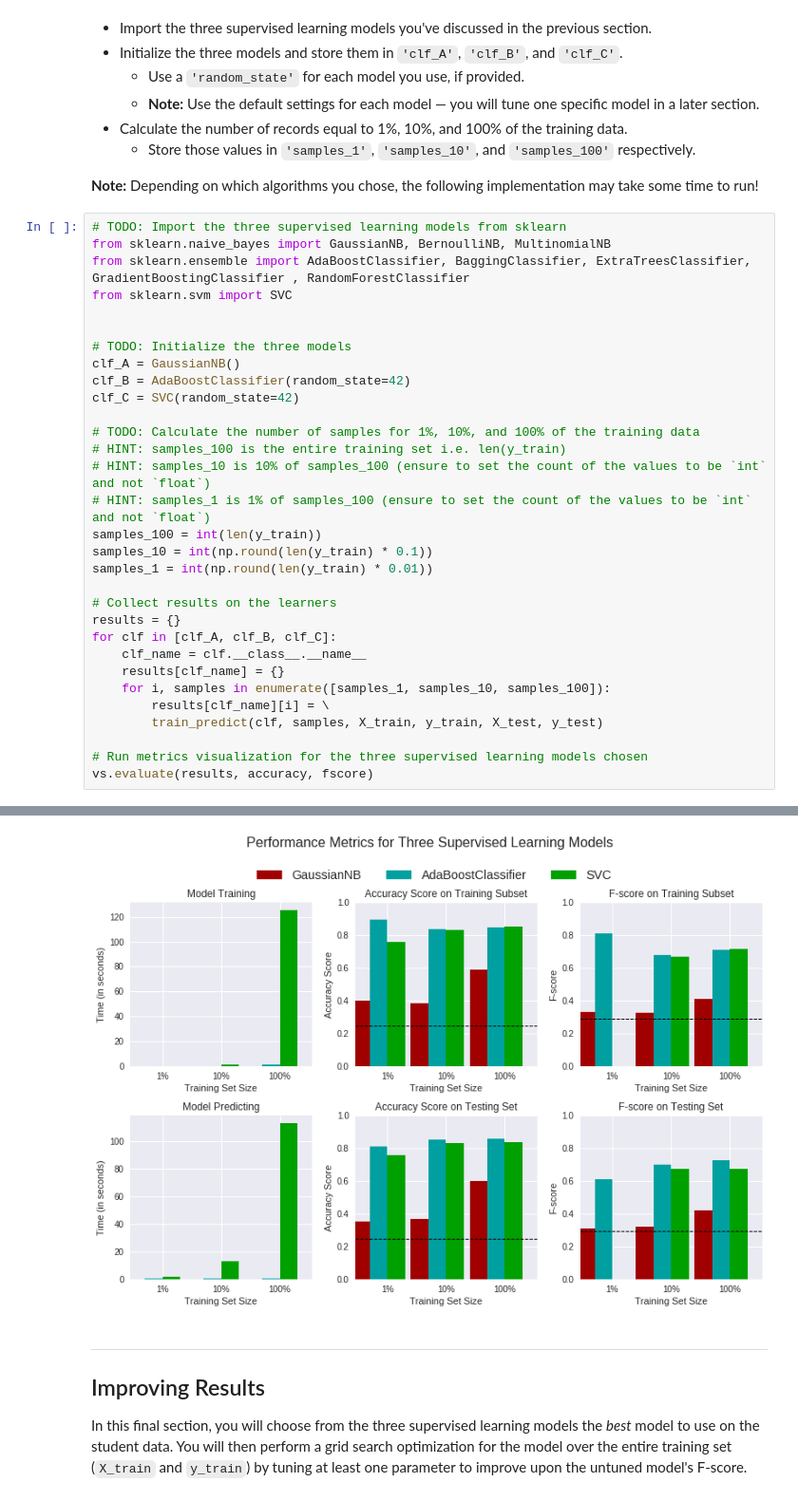
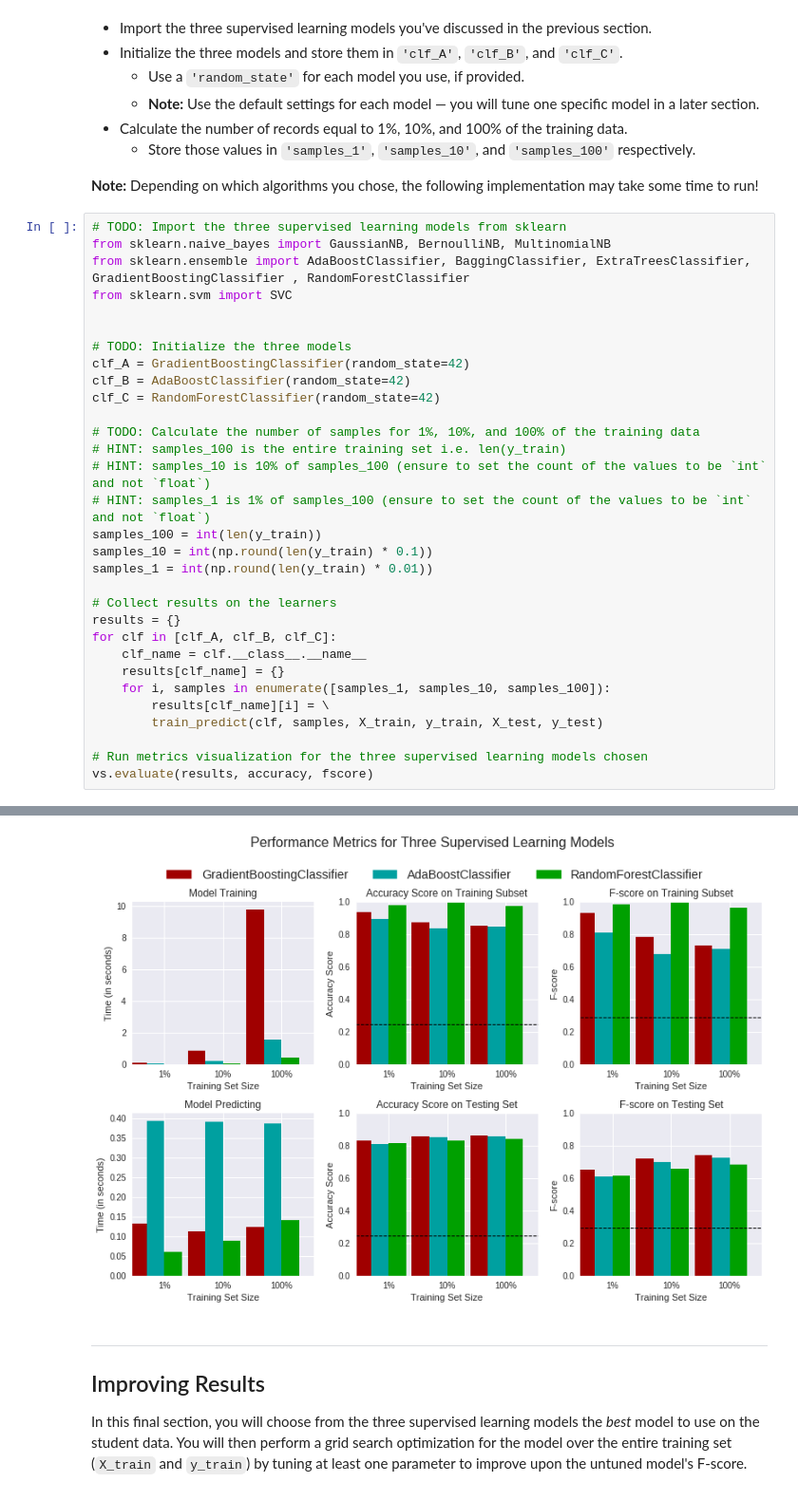
Before and after one commit to gr3ybr0w/finding_donors, a Jupyter notebook: finding_donors.ipynb, the cells around one changed output, grey strips where cells are left out. Shown at 95% size. Saved outputs shown, nothing was run; the diff lists cells and outputs as text.

```diff
--- a/finding_donors.ipynb
+++ b/finding_donors.ipynb
@@ -420,9 +430,9 @@ from sklearn.svm import SVC
 
 
 # TODO: Initialize the three models
-clf_A = GaussianNB()
+clf_A = GradientBoostingClassifier(random_state=42)
 clf_B = AdaBoostClassifier(random_state=42)
-clf_C = SVC(random_state=42)
+clf_C = RandomForestClassifier(random_state=42)
 
 # TODO: Calculate the number of samples for 1%, 10%, and 100% of the training data
 # HINT: samples_100 is the entire training set i.e. len(y_train)
@@ -456,4 +466,4 @@ SVC trained on 36177 samples.
-[figure, old version]
+[figure, new version]
 # %% [markdown]
 ----
 ## Improving Results
```
Also changed, not shown: parts of 16 cells of this notebook.
